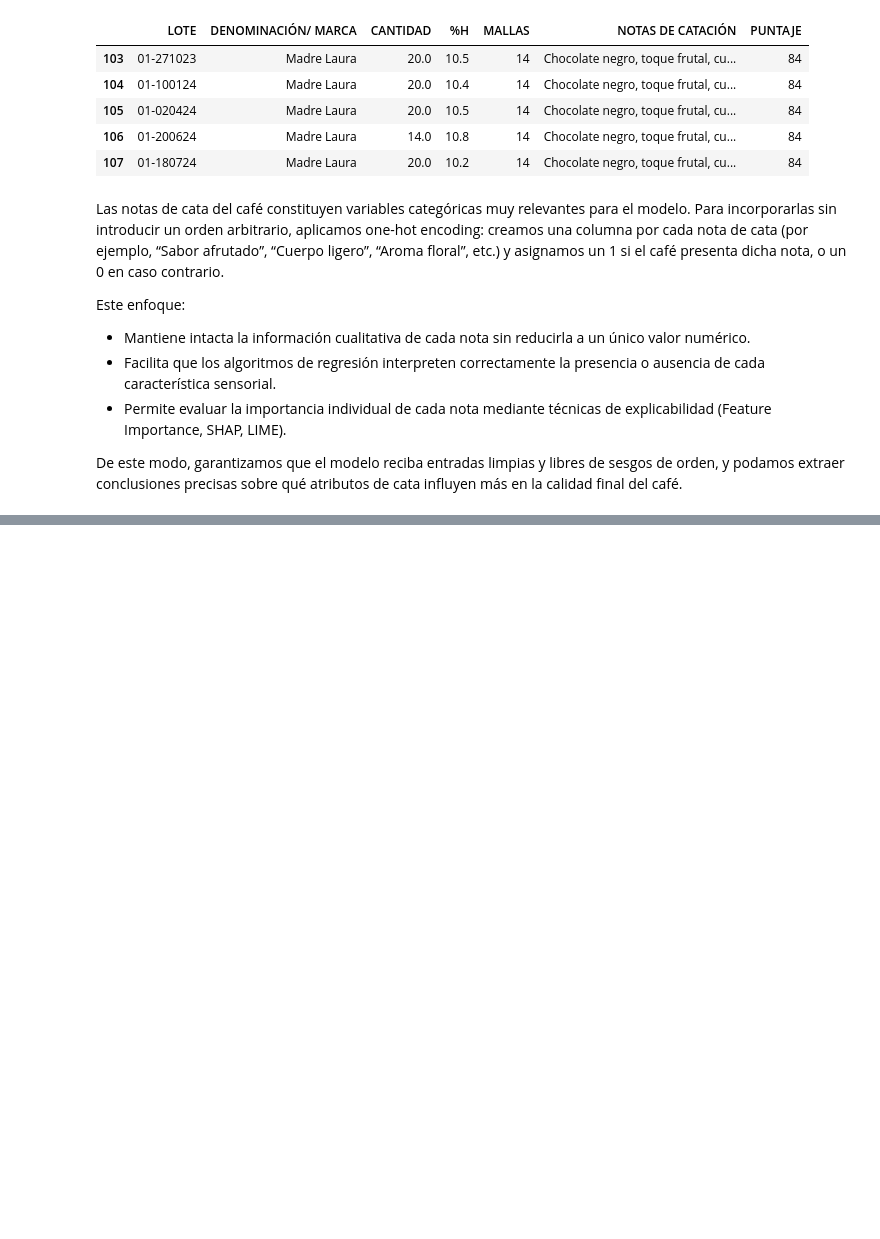
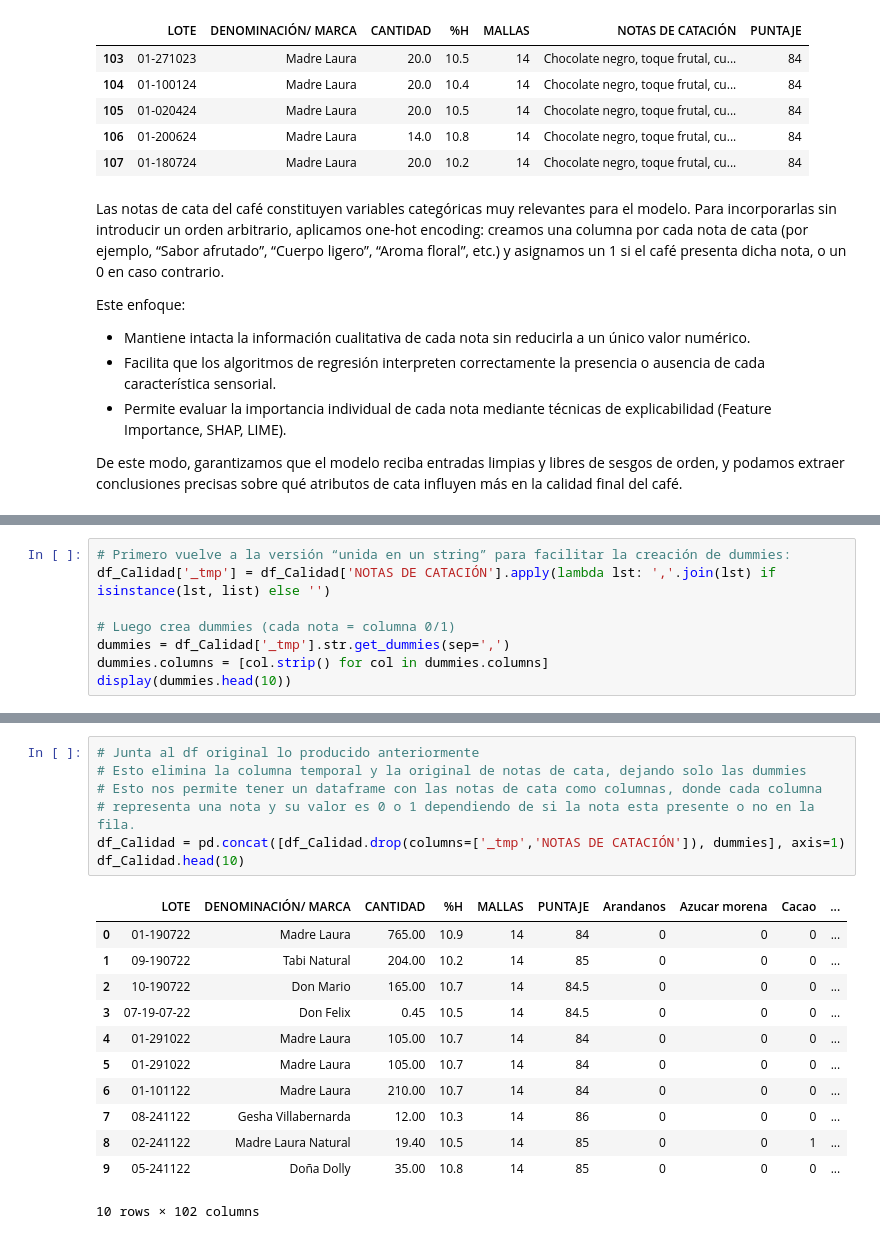
Before and after one commit to RicardoLoperaV/coffee-quality-regression, a Jupyter notebook: Coffee_Cup_Score.ipynb, the cells around one changed output, grey strips where cells are left out. Saved outputs shown, nothing was run; the diff lists cells and outputs as text; blank space fills up the shorter version.

```diff
--- a/Coffee_Cup_Score.ipynb
+++ b/Coffee_Cup_Score.ipynb
@@ -171,0 +217,8 @@ display(df_Calidad.head())
+# %%
+# Primero vuelve a la versión “unida en un string” para facilitar la creación de dummies:
+df_Calidad['_tmp'] = df_Calidad['NOTAS DE CATACIÓN'].apply(lambda lst: ','.join(lst) if isinstance(lst, list) else '')
+
+# Luego crea dummies (cada nota = columna 0/1)
+dummies = df_Calidad['_tmp'].str.get_dummies(sep=',')
+dummies.columns = [col.strip() for col in dummies.columns]
+display(dummies.head(10))
@@ -171,0 +238,20 @@ display(df_Calidad.head())
+# %%
+# Junta al df original lo producido anteriormente
+# Esto elimina la columna temporal y la original de notas de cata, dejando solo las dummies
+# Esto nos permite tener un dataframe con las notas de cata como columnas, donde cada columna
+# representa una nota y su valor es 0 o 1 dependiendo de si la nota esta presente o no en la fila.
+df_Calidad = pd.concat([df_Calidad.drop(columns=['_tmp','NOTAS DE CATACIÓN']), dummies], axis=1)
+df_Calidad.head(10)
+# %% [output]
+|  | LOTE | DENOMINACIÓN/ MARCA | CANTIDAD | %H | MALLAS | PUNTAJE | Arandanos | Azucar morena | Cacao | ... |
+| 0 | 01-190722 | Madre Laura | 765.00 | 10.9 | 14 | 84 | 0 | 0 | 0 | ... |
+| 1 | 09-190722 | Tabi Natural | 204.00 | 10.2 | 14 | 85 | 0 | 0 | 0 | ... |
+| 2 | 10-190722 | Don Mario | 165.00 | 10.7 | 14 | 84.5 | 0 | 0 | 0 | ... |
+| 3 | 07-19-07-22 | Don Felix | 0.45 | 10.5 | 14 | 84.5 | 0 | 0 | 0 | ... |
+| 4 | 01-291022 | Madre Laura | 105.00 | 10.7 | 14 | 84 | 0 | 0 | 0 | ... |
+| 5 | 01-291022 | Madre Laura | 105.00 | 10.7 | 14 | 84 | 0 | 0 | 0 | ... |
+| 6 | 01-101122 | Madre Laura | 210.00 | 10.7 | 14 | 84 | 0 | 0 | 0 | ... |
+| 7 | 08-241122 | Gesha Villabernarda | 12.00 | 10.3 | 14 | 86 | 0 | 0 | 0 | ... |
+| 8 | 02-241122 | Madre Laura Natural | 19.40 | 10.5 | 14 | 85 | 0 | 0 | 1 | ... |
+| 9 | 05-241122 | Doña Dolly | 35.00 | 10.8 | 14 | 85 | 0 | 0 | 0 | ... |
+10 rows × 102 columns
```
Also changed, not shown: parts of 10 cells of this notebook.
